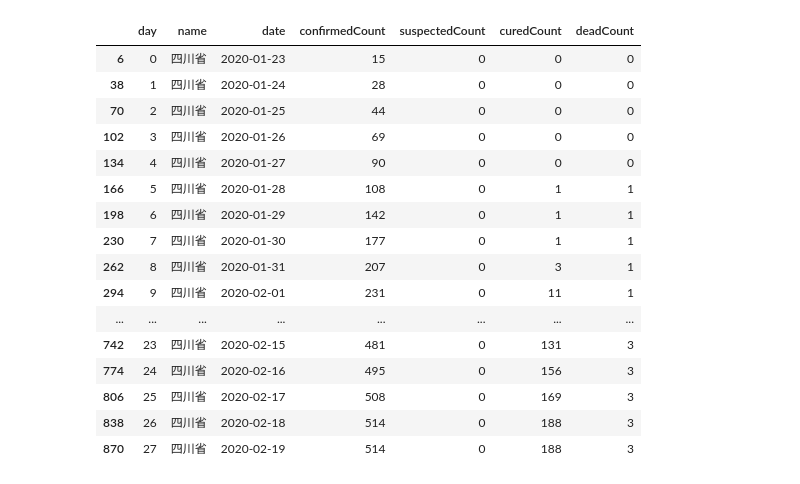
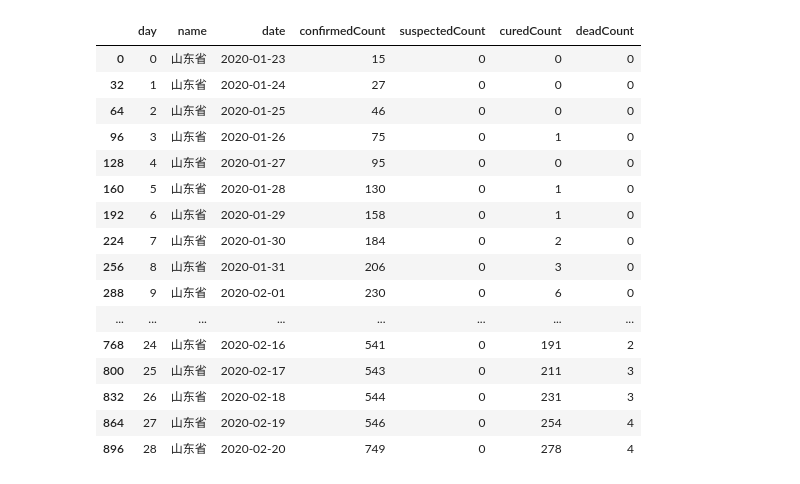
Before and after one commit to swj1442291549/COVID-19-analysis, a Jupyter notebook: analysis.ipynb, the cells around one changed output. Drawn from its saved outputs; the diff is of its cells as text; code cells hidden in the pictures.

```diff
--- a/analysis.ipynb
+++ b/analysis.ipynb
@@ -14,7 +16,9 @@ def format_cat(cat):
     timestamp = np.zeros(length)
     for i in range(length):
         item = cat.iloc[i]
-        timestamp[i] = datetime.strptime(item.updateTime, "%Y-%m-%d %H:%M:%S.%f").timestamp() - datetime(2020, 1, 25, 0, 0, 0).timestamp()
+        timestamp[i] = datetime.strptime(
+            item.updateTime, "%Y-%m-%d %H:%M:%S.%f").timestamp() - datetime(
+                2020, 1, 25, 0, 0, 0).timestamp()
     cat = cat.assign(timestamp=timestamp)
     return cat
 # %%
@@ -26,18 +30,29 @@ def cal_daily_province_result(cat):
         timestamp_day = 86400 * i
         item = cat[cat.timestamp < timestamp_day]
         for province in provinces:
-            item_sel = item[item.provinceName==province]
+            item_sel = item[item.provinceName == province]
             province_dict = {
-                    "day": i,
-                    "name": province,
-                    "date": datetime.fromtimestamp(timestamp_day + datetime(2020, 1, 23, 0, 0, 0).timestamp())
-                    }
+                "day":
+                i,
+                "name":
+                province,
+                "date":
+                datetime.fromtimestamp(
+                    timestamp_day + datetime(2020, 1, 23, 0, 0, 0).timestamp())
+            }
             if len(item_sel) > 0:
-                for key in ['confirmedCount', 'suspectedCount', 'curedCount', 'deadCount']:
-                    query = item_sel.sort_values('timestamp', ascending=False).iloc[0]
+                for key in [
+                        'confirmedCount', 'suspectedCount', 'curedCount',
+                        'deadCount'
+                ]:
+                    query = item_sel.sort_values('timestamp',
+                                                 ascending=False).iloc[0]
                     province_dict[key] = query["province_{0}".format(key)]
             else:
-                for key in ['confirmedCount', 'suspectedCount', 'curedCount', 'deadCount']:
+                for key in [
+                        'confirmedCount', 'suspectedCount', 'curedCount',
+                        'deadCount'
+                ]:
                     province_dict[key] = 0
             province_list.append(province_dict)
     return pd.DataFrame(province_list)
@@ -70,2 +80,9 @@ result_n = cal_daily_nation_result(result_p)
+# %%
+url = 'https://raw.githubusercontent.com/BlankerL/DXY-COVID-19-Data/master/csv/DXYArea.csv'
+s = requests.get(url).content
+cat = pd.read_csv(io.StringIO(s.decode('utf-8')))
+cat = format_cat(cat)
+result_p = cal_daily_province_result(cat)
+result_n = cal_daily_nation_result(result_p)
 # %%
 fig = go.Figure()
@@ -210,24 +296,24 @@ fig.show()
 # %% [output]
 [interactive output not drawn]
 # %%
-result=result_p[result_p.name=='四川省']
+result = result_p[result_p.name == '山东省']
 result
 # %% [output]
 |  | day | name | date | confirmedCount | suspectedCount | curedCount | deadCount |
-| 6 | 0 | 四川省 | 2020-01-23 | 15 | 0 | 0 | 0 |
-| 38 | 1 | 四川省 | 2020-01-24 | 28 | 0 | 0 | 0 |
-| 70 | 2 | 四川省 | 2020-01-25 | 44 | 0 | 0 | 0 |
-| 102 | 3 | 四川省 | 2020-01-26 | 69 | 0 | 0 | 0 |
-| 134 | 4 | 四川省 | 2020-01-27 | 90 | 0 | 0 | 0 |
-| 166 | 5 | 四川省 | 2020-01-28 | 108 | 0 | 1 | 1 |
-| 198 | 6 | 四川省 | 2020-01-29 | 142 | 0 | 1 | 1 |
-| 230 | 7 | 四川省 | 2020-01-30 | 177 | 0 | 1 | 1 |
-| 262 | 8 | 四川省 | 2020-01-31 | 207 | 0 | 3 | 1 |
-| 294 | 9 | 四川省 | 2020-02-01 | 231 | 0 | 11 | 1 |
+| 0 | 0 | 山东省 | 2020-01-23 | 15 | 0 | 0 | 0 |
+| 32 | 1 | 山东省 | 2020-01-24 | 27 | 0 | 0 | 0 |
+| 64 | 2 | 山东省 | 2020-01-25 | 46 | 0 | 0 | 0 |
+| 96 | 3 | 山东省 | 2020-01-26 | 75 | 0 | 1 | 0 |
+| 128 | 4 | 山东省 | 2020-01-27 | 95 | 0 | 0 | 0 |
+| 160 | 5 | 山东省 | 2020-01-28 | 130 | 0 | 1 | 0 |
+| 192 | 6 | 山东省 | 2020-01-29 | 158 | 0 | 1 | 0 |
+| 224 | 7 | 山东省 | 2020-01-30 | 184 | 0 | 2 | 0 |
+| 256 | 8 | 山东省 | 2020-01-31 | 206 | 0 | 3 | 0 |
+| 288 | 9 | 山东省 | 2020-02-01 | 230 | 0 | 6 | 0 |
 | ... | ... | ... | ... | ... | ... | ... | ... |
-| 742 | 23 | 四川省 | 2020-02-15 | 481 | 0 | 131 | 3 |
-| 774 | 24 | 四川省 | 2020-02-16 | 495 | 0 | 156 | 3 |
-| 806 | 25 | 四川省 | 2020-02-17 | 508 | 0 | 169 | 3 |
-| 838 | 26 | 四川省 | 2020-02-18 | 514 | 0 | 188 | 3 |
-| 870 | 27 | 四川省 | 2020-02-19 | 514 | 0 | 188 | 3 |
+| 768 | 24 | 山东省 | 2020-02-16 | 541 | 0 | 191 | 2 |
+| 800 | 25 | 山东省 | 2020-02-17 | 543 | 0 | 211 | 3 |
+| 832 | 26 | 山东省 | 2020-02-18 | 544 | 0 | 231 | 3 |
+| 864 | 27 | 山东省 | 2020-02-19 | 546 | 0 | 254 | 4 |
+| 896 | 28 | 山东省 | 2020-02-20 | 749 | 0 | 278 | 4 |
 # %%
```
Also changed, not shown: parts of 13 cells of this notebook, 1 other file.
